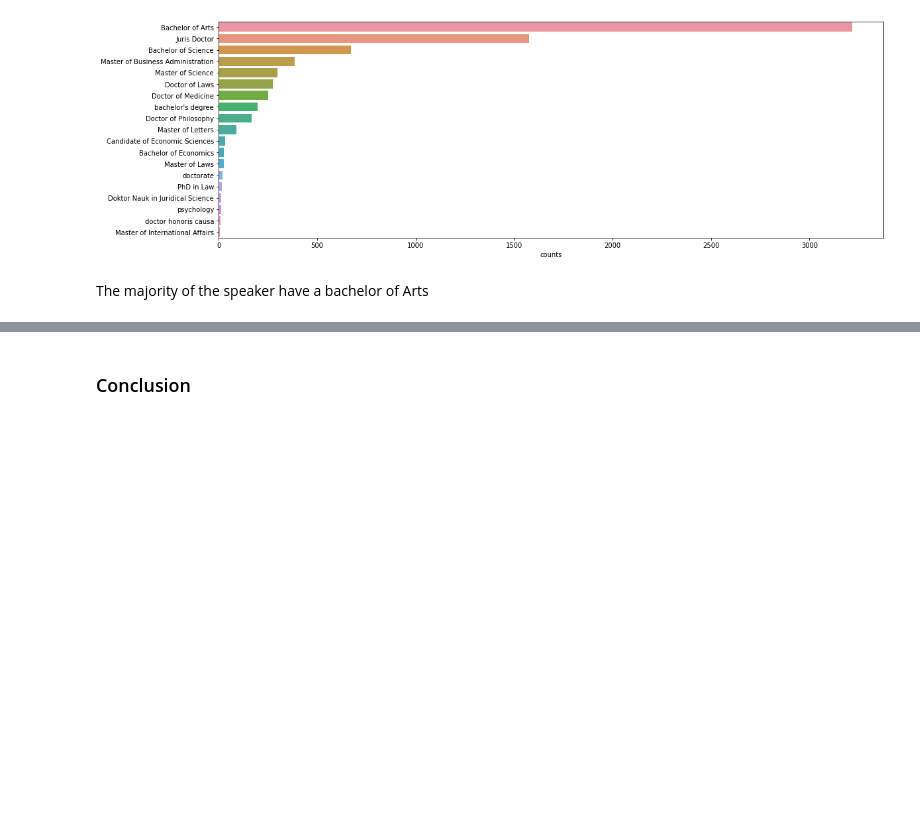
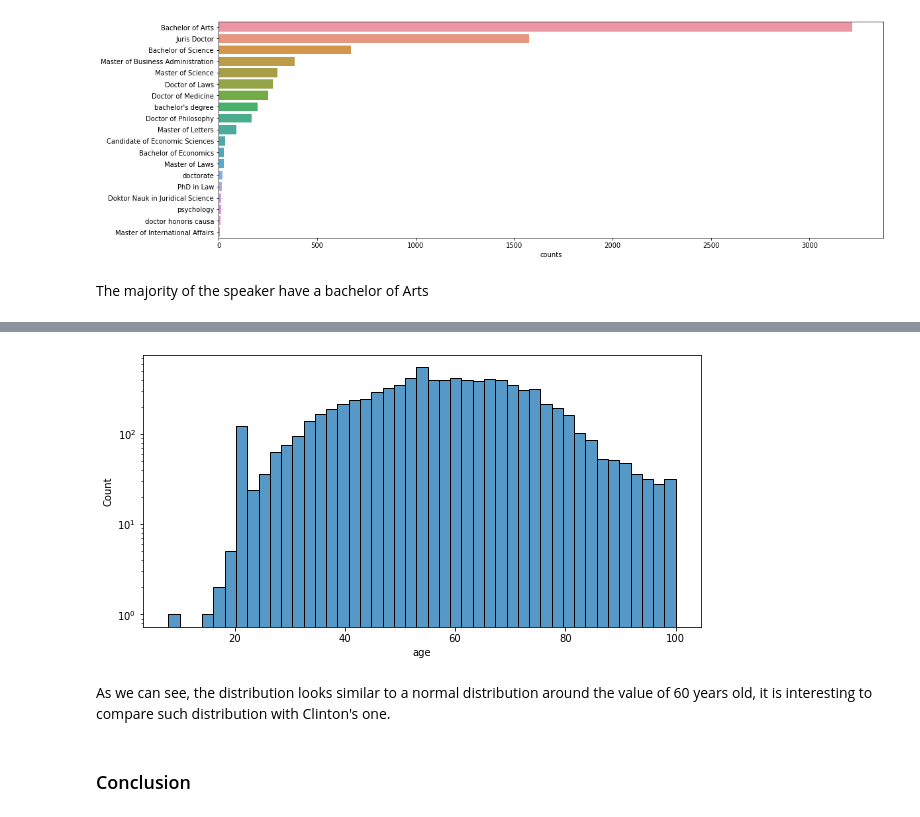
Before and after one commit to lucarossi9/Applied-Data-Analysis-project, a Jupyter notebook: Project 2.ipynb, the cells around one changed output, grey strips where cells are left out. Drawn from its saved outputs; the diff is of its cells as text; code cells hidden in the pictures; blank space fills up the shorter version.

```diff
--- a/Project 2.ipynb
+++ b/Project 2.ipynb
@@ -390,0 +394,6 @@ The majority of the speaker have a bachelor of Arts
+# %%
+#Load Trump's speakers attributes file
+Trump_attributes = pd.read_pickle("data/Trump_with_attributes.pkl")
+# %%
+Trump_attributes.qids = Trump_attributes.qids.transform(lambda x: x[0])
+Trump_with_att = pd.merge(Trump_attributes, speaker_attributes_updated, left_on = 'qids', right_on = 'id' )
@@ -391,3 +418,16 @@ The majority of the speaker have a bachelor of Arts
+# %%
+
+age_serie_Trump = Trump_with_att.groupby(by = 'speaker').date_of_birth.head(1)
+age_serie_Trump = age_serie_Trump.dropna().transform(lambda x: 2021 - int(x[0][1:5]))
+age_serie_Trump = age_serie_Trump[age_serie_Trump <=100]
+age_serie_Trump = age_serie_Trump.rename("age")
+# %%
+ax = sns.histplot(data = age_serie_Trump, log_scale=(False, True))
+plt.show()
+# %% [output]
+[figure, added]
+# %% [markdown]
+As we can see, the distribution looks similar to a normal distribution around the value of 60 years old, it is interesting to compare such distribution with Clinton's one.
 # %% [markdown]
 ### Conclusion
 # %% [markdown]
```
Also changed, not shown: parts of 11 cells of this notebook.
